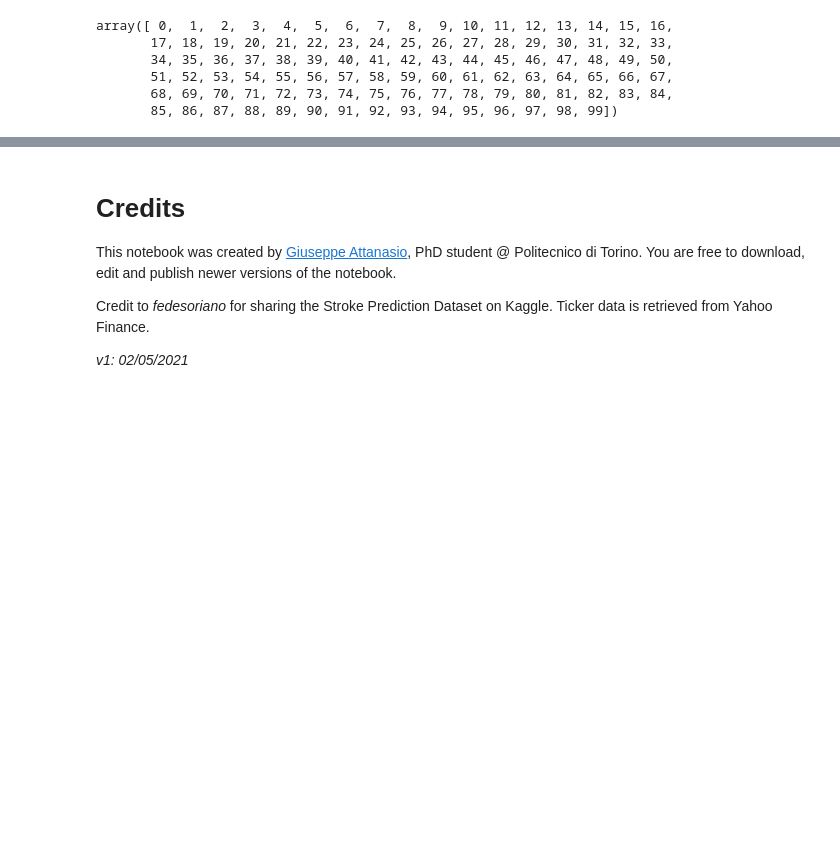
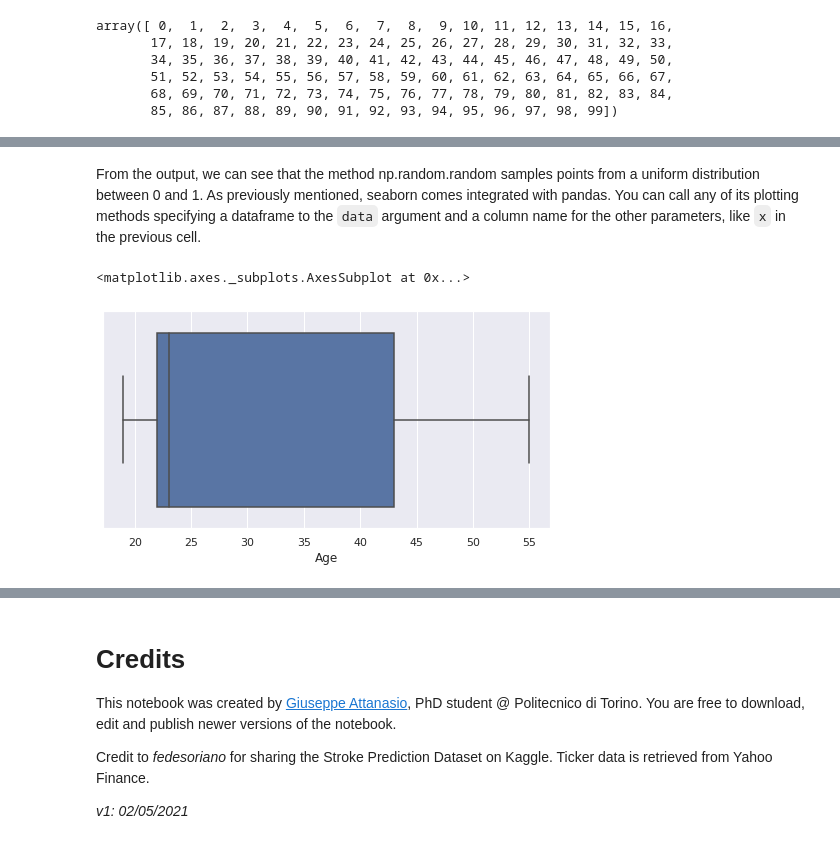
Before and after one commit to g8a9/data_theory, a Jupyter notebook: main.ipynb, the cells around one changed output, grey strips where cells are left out. Saved outputs shown, nothing was run; the diff lists cells and outputs as text; code cells hidden in the pictures; blank space fills up the shorter version.

```diff
--- a/main.ipynb
+++ b/main.ipynb
@@ -105,0 +181,8 @@ Run the cell below to download and extract the datasets.
+# %% [markdown]
+From the output, we can see that the method np.random.random samples points from a uniform distribution between 0 and 1.
+As previously mentioned, seaborn comes integrated with pandas. You can call any of its plotting methods specifying a dataframe to the `data` argument and a column name for the other parameters, like `x` in the previous cell.
+# %%
+sns.boxplot(x="Age", data=toy_df)
+# %% [output]
+<matplotlib.axes._subplots.AxesSubplot at 0x...>
+[figure, added]
```
Also changed, not shown: parts of 40 cells of this notebook.
